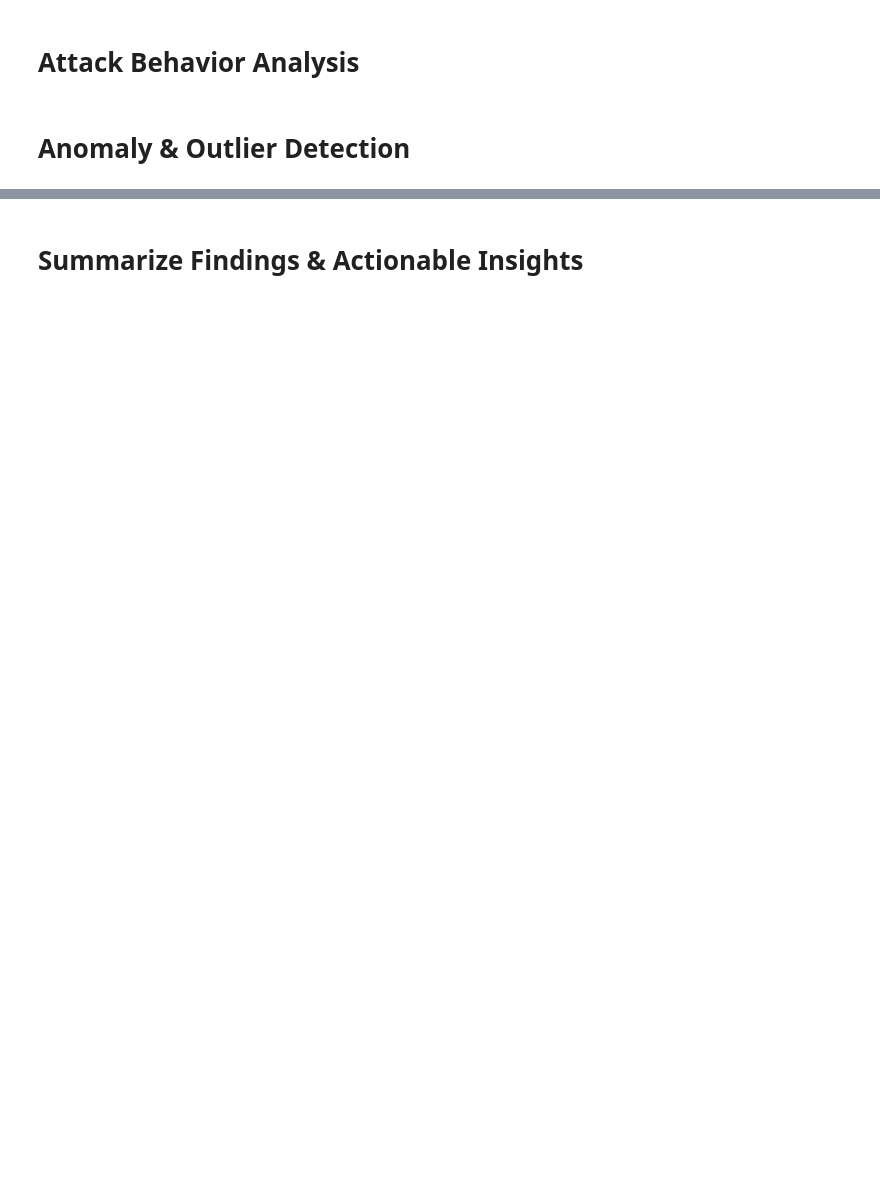
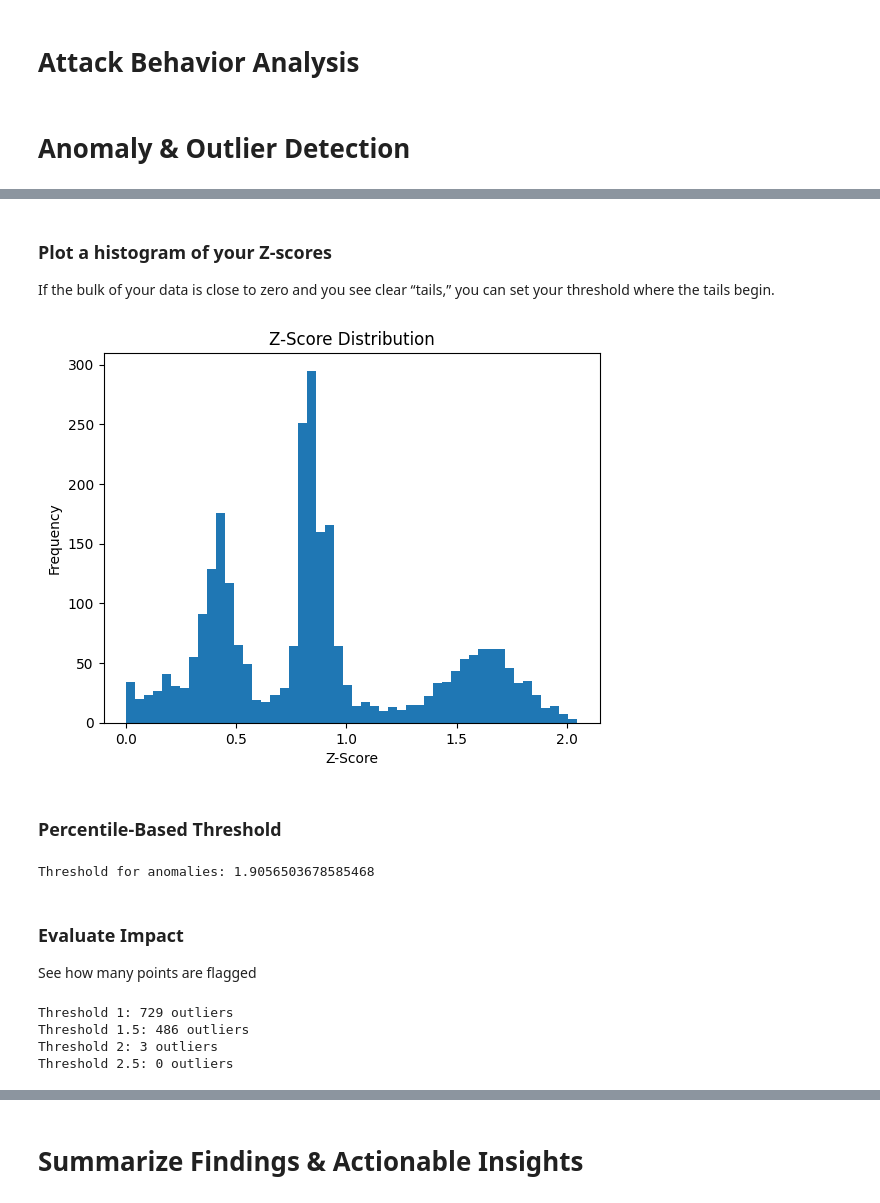
Before and after one commit to DannyAT97/loic-ddos-dataset, a Jupyter notebook: analysis.ipynb, the cells around one changed output, grey strips where cells are left out. Drawn from its saved outputs; the diff is of its cells as text; code cells hidden in the pictures; blank space fills up the shorter version.

Commit message:
Outliers and few tests

```diff
--- a/analysis.ipynb
+++ b/analysis.ipynb
@@ -197,0 +235,4 @@ TypeError: 'NoneType' object is not callable
+# %%
+df['Second'] = df['Time'].astype(float).astype(int)
+# %%
+volume_per_sec = df.groupby('Second')['Length'].sum()
@@ -197,0 +255,37 @@ TypeError: 'NoneType' object is not callable
+# %%
+import numpy as np
+
+mean = volume_per_sec.mean()
+std = volume_per_sec.std()
+z_scores = (volume_per_sec - mean) / std
+# %% [markdown]
+### Plot a histogram of your Z-scores
+If the bulk of your data is close to zero and you see clear “tails,” you can set your threshold where the tails begin.
+# %%
+import matplotlib.pyplot as plt
+
+plt.hist(np.abs(z_scores), bins=50)
+plt.title('Z-Score Distribution')
+plt.xlabel('Z-Score')
+plt.ylabel('Frequency')
+plt.show()
+# %% [output]
+[figure, added]
+# %% [markdown]
+### Percentile-Based Threshold
+# %%
+threshold = abs(z_scores).quantile(0.99)
+print(f"Threshold for anomalies: {threshold}")
+# %% [output]
+Threshold for anomalies: 1.9056503678585468
+# %% [markdown]
+### Evaluate Impact
+See how many points are flagged
+# %%
+for t in [1, 1.5, 2, 2.5]:
+    print(f"Threshold {t}: {(abs(z_scores) > t).sum()} outliers")
+# %% [output]
+Threshold 1: 729 outliers
+Threshold 1.5: 486 outliers
+Threshold 2: 3 outliers
+Threshold 2.5: 0 outliers
```
Also changed, not shown: parts of 67 cells of this notebook, 1 other file.
